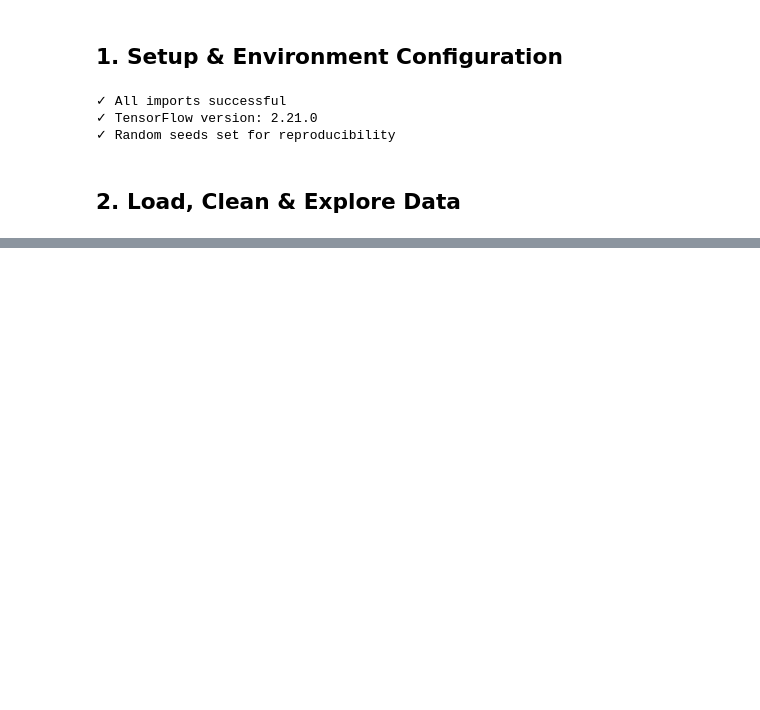
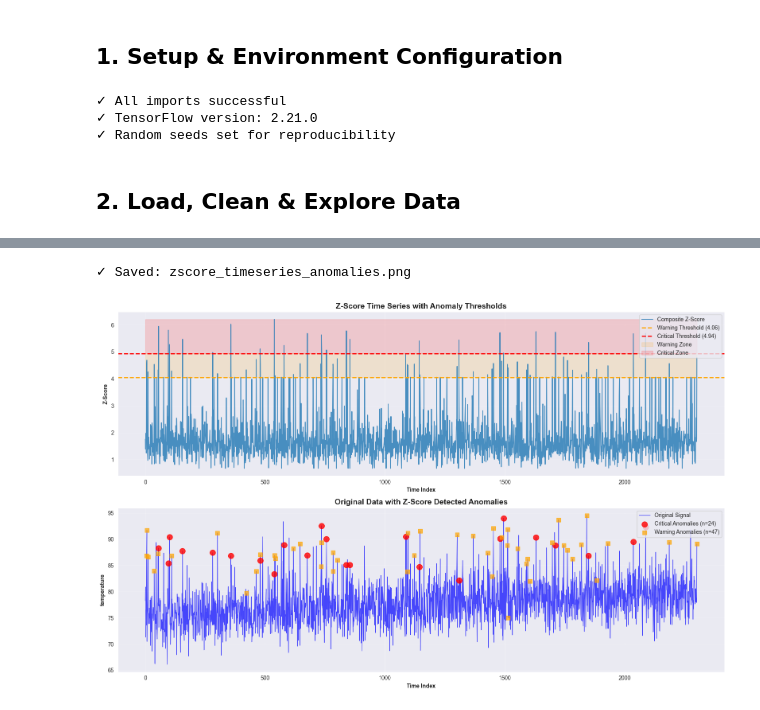
Before and after one commit to Souvikhazra15/NexAura, a Jupyter notebook: models/OmniAnamoly/Comprehensive_Anomaly_Detection_Pipeline.ipynb, the cells around one changed output, grey strips where cells are left out. Cells and saved outputs as stored; diff of their text form; code cells hidden in the pictures; blank space fills up the shorter version.

```diff
--- a/models/OmniAnamoly/Comprehensive_Anomaly_Detection_Pipeline.ipynb
+++ b/models/OmniAnamoly/Comprehensive_Anomaly_Detection_Pipeline.ipynb
@@ -1187,0 +94,77 @@ Detection Rate: 5.0% of data flagged as anomaly
+# %%
+# ── Z-Score Anomaly Detection ──────────────────────────────────────────────
+from sklearn.preprocessing import StandardScaler
+
+# Scale the data
+scaler = StandardScaler()
+data_scaled = scaler.fit_transform(df_clean)
+
+# Calculate composite Z-score (max across all features)
+z_scores = np.abs(data_scaled)
+composite_zscore = np.max(z_scores, axis=1)
+
+# Set threshold (e.g., Z > 3 is critical, Z > 2 is warning)
+threshold_critical = np.percentile(composite_zscore, 99)
+threshold_warning = np.percentile(composite_zscore, 95)
+
+# Classify anomalies
+predictions_zscore = np.zeros(len(composite_zscore))
+predictions_zscore[composite_zscore > threshold_critical] = 2  # Critical
+predictions_zscore[(composite_zscore > threshold_warning) & (composite_zscore <= threshold_critical)] = 1  # Warning
+
+# ── Time Series Visualization ──────────────────────────────────────────────
+fig, axes = plt.subplots(2, 1, figsize=(16, 10))
+
+# Plot 1: Z-Score Time Series with Thresholds
+ax1 = axes[0]
+ax1.plot(composite_zscore, linewidth=1.5, label='Composite Z-Score', alpha=0.8)
+ax1.axhline(threshold_warning, color='orange', linestyle='--', linewidth=2, label=f'Warning Threshold ({threshold_warning:.2f})')
+ax1.axhline(threshold_critical, color='red', linestyle='--', linewidth=2, label=f'Critical Threshold ({threshold_critical:.2f})')
+ax1.fill_between(range(len(composite_zscore)), threshold_warning, threshold_critical, alpha=0.15, color='orange', label='Warning Zone')
+ax1.fill_between(range(len(composite_zscore)), threshold_critical, composite_zscore.max(), alpha=0.15, color='red', label='Critical Zone')
+ax1.set_xlabel('Time Index', fontweight='bold')
+ax1.set_ylabel('Z-Score', fontweight='bold')
+ax1.set_title('Z-Score Time Series with Anomaly Thresholds', fontweight='bold', fontsize=14)
+ax1.legend(loc='upper right', fontsize=10)
+ax1.grid(True, alpha=0.3)
+
+# Plot 2: Original Data with Anomalies Highlighted
+ax2 = axes[1]
+# Plot first feature as example
+feature_idx = 0
+feature_data = df_clean.iloc[:, feature_idx].values
+ax2.plot(feature_data, linewidth=1, label='Original Signal', alpha=0.7, color='blue')
+
+# Mark critical anomalies
+critical_idx = np.where(predictions_zscore == 2)[0]
+ax2.scatter(critical_idx, feature_data[critical_idx], color='red', s=100, marker='o',
+            label=f'Critical Anomalies (n={len(critical_idx)})', zorder=5, alpha=0.8)
+
+# Mark warning anomalies
+warning_idx = np.where(predictions_zscore == 1)[0]
+ax2.scatter(warning_idx, feature_data[warning_idx], color='orange', s=60, marker='s',
+            label=f'Warning Anomalies (n={len(warning_idx)})', zorder=5, alpha=0.7)
+
+ax2.set_xlabel('Time Index', fontweight='bold')
+ax2.set_ylabel(f'{df_clean.columns[feature_idx]}', fontweight='bold')
+ax2.set_title('Original Data with Z-Score Detected Anomalies', fontweight='bold', fontsize=14)
+ax2.legend(loc='upper right', fontsize=10)
+ax2.grid(True, alpha=0.3)
+
+plt.tight_layout()
+plt.savefig('zscore_timeseries_anomalies.png', dpi=150, bbox_inches='tight')
+print('✓ Saved: zscore_timeseries_anomalies.png')
+plt.show()
+
+# ── Summary Statistics ──────────────────────────────────────────────────────
+print('\n' + '='*60)
+print('Z-SCORE ANOMALY DETECTION SUMMARY')
+print('='*60)
+print(f'Normal samples:    {(predictions_zscore == 0).sum()}')
+print(f'Warning anomalies: {(predictions_zscore == 1).sum()}')
+print(f'Critical anomalies: {(predictions_zscore == 2).sum()}')
+print(f'Total anomalies:   {(predictions_zscore > 0).sum()} ({(predictions_zscore > 0).sum() / len(predictions_zscore) * 100:.2f}%)')
+print('='*60)
+# %% [output]
+✓ Saved: zscore_timeseries_anomalies.png
+[figure, added]
```
Also changed, not shown: parts of 35 cells of this notebook, 23 other files.
